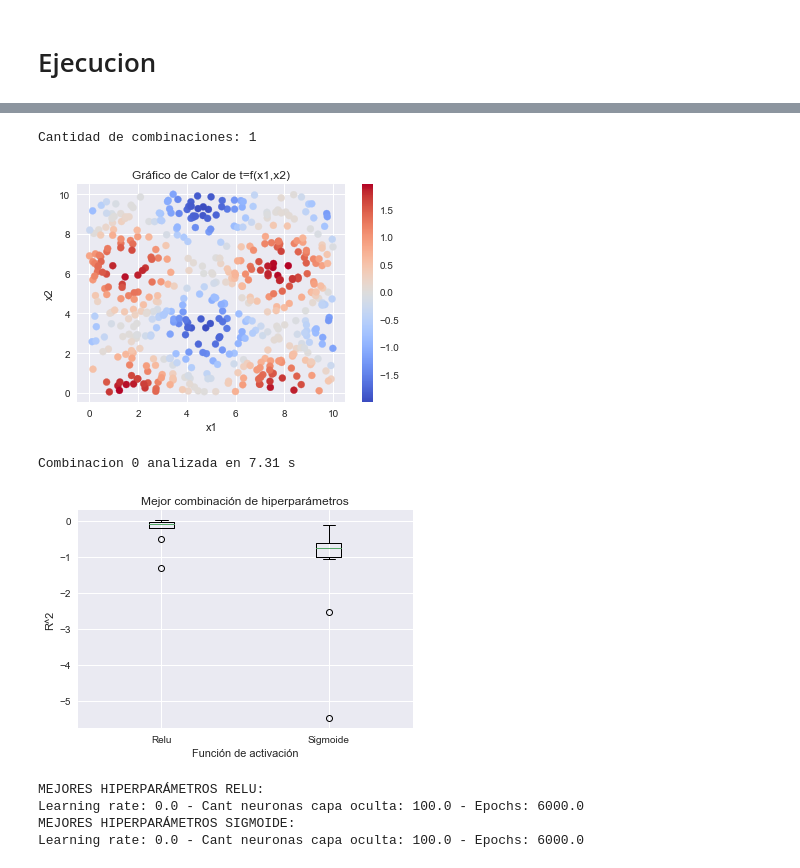
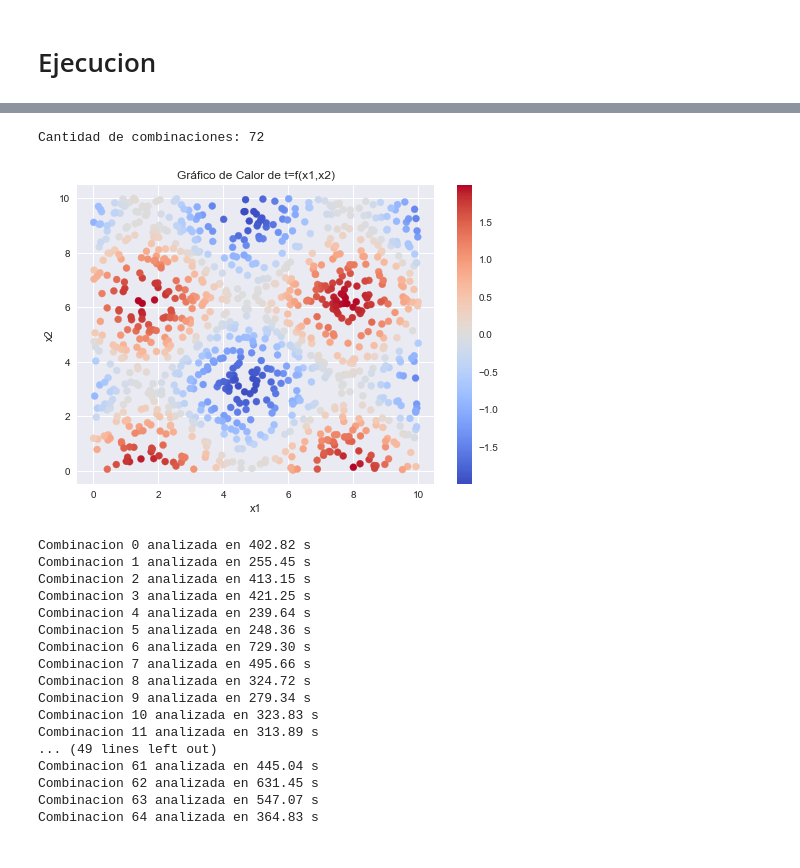
Before and after one commit to mabustillo14/IA2-2023, a Jupyter notebook: Trabajo_Practico_3/Tp3_Rodri/Ej6_rodri.ipynb, the cells around one changed output, grey strips where cells are left out. Cells and saved outputs as stored; diff of their text form; code cells hidden in the pictures.

```diff
--- a/Trabajo_Practico_3/Tp3_Rodri/Ej6_rodri.ipynb
+++ b/Trabajo_Practico_3/Tp3_Rodri/Ej6_rodri.ipynb
@@ -181,17 +181,17 @@ def barridoHiperparametros(numero_ejemplos, graficar_datos, dicc_hiperparametros
                                 paso_e)
 
     elif barrido=='random':
-        n = int (max_lr-min_lr)/paso_lr
+        n = int ((max_lr-min_lr)/paso_lr)
         vect_lr = np.random.uniform(min_lr,
                                     max_lr,
                                     n)
 
-        n = int (max_cn-min_cn)/paso_cn
+        n = int ((max_cn-min_cn)/paso_cn)
         vect_cant_neuronas = np.random.uniform(min_cn,
                                             max_cn,
                                             n)
 
-        n = int (max_e-min_e)/paso_e
+        n = int ((max_e-min_e)/paso_e)
         vect_epochs = np.random.uniform(min_e,
                                         max_e,
                                         n)
@@ -380,13 +380,13 @@ comparación de ReLU con Sigmoide)
 #Estas serán los parámetros a analizar. Las listas tienen el siguiente orden:
 #(valor_min, valor_max, paso)
 
-rango_learning_rate = (0.1, 1, 0.1)
+rango_learning_rate = (0.01, 0.1, 0.01)
 
 rango_cant_neuronas = (100, 500, 100)
 
+rango_epochs = (10000, 20000, 5000)
+
 funciones_activacion = ('relu', 'sigmoide')
-
-rango_epochs = (10000, 20000, 5000)
 
 #para pasarlos facil a la función los meto en un diccionario.
 dicc_hiperparametros={"learning_rate": rango_learning_rate,
@@ -404,11 +425,22 @@ KeyboardInterrupt:
 # %%
-#barridoHiperparametros(numero_ejemplos=500, graficar_datos=True, dicc_hiperparametros=dicc_hiperparametros, barrido='matricial')
+barridoHiperparametros(numero_ejemplos=1000, graficar_datos=True, dicc_hiperparametros=dicc_hiperparametros, barrido='random')
 # %% [output]
-Cantidad de combinaciones: 1
+Cantidad de combinaciones: 72
-[figure, old version]
+[figure, new version]
-Combinacion 0 analizada en 7.31 s
+Combinacion 0 analizada en 402.82 s
+Combinacion 1 analizada en 255.45 s
+Combinacion 2 analizada en 413.15 s
+Combinacion 3 analizada en 421.25 s
+Combinacion 4 analizada en 239.64 s
+Combinacion 5 analizada en 248.36 s
+Combinacion 6 analizada en 729.30 s
+Combinacion 7 analizada en 495.66 s
+Combinacion 8 analizada en 324.72 s
+Combinacion 9 analizada en 279.34 s
+Combinacion 10 analizada en 323.83 s
+Combinacion 11 analizada en 313.89 s
+... (49 lines left out)
+Combinacion 61 analizada en 445.04 s
+Combinacion 62 analizada en 631.45 s
+Combinacion 63 analizada en 547.07 s
+Combinacion 64 analizada en 364.83 s
-[figure, removed]
-MEJORES HIPERPARÁMETROS RELU:
-Learning rate: 0.0 - Cant neuronas capa oculta: 100.0 - Epochs: 6000.0
-MEJORES HIPERPARÁMETROS SIGMOIDE:
-Learning rate: 0.0 - Cant neuronas capa oculta: 100.0 - Epochs: 6000.0
```
Also changed, not shown: parts of 1 cell of this notebook, 3 other files.
